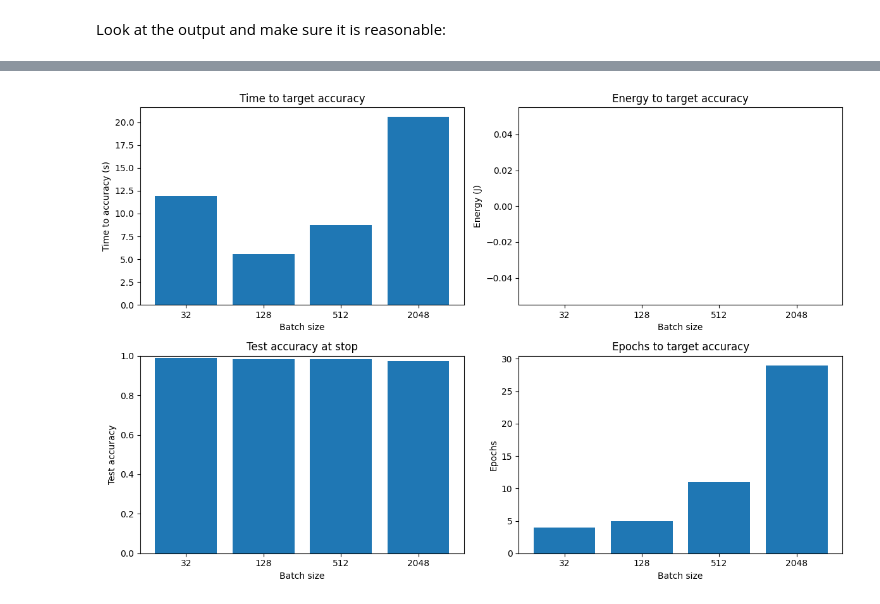
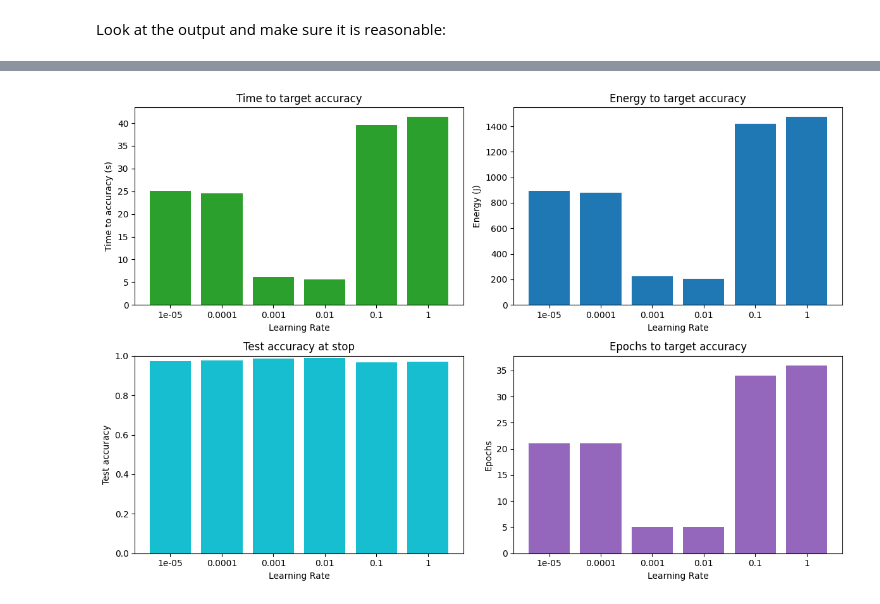
Before and after one commit to Aku2611/100xDevs-cohort, a Jupyter notebook: notebooks/8-lab-neural-net-music-classification-torch.ipynb, the cells around one changed output, grey strips where cells are left out. Cells and saved outputs as stored; diff of their text form; code cells hidden in the pictures.

```diff
--- a/notebooks/8-lab-neural-net-music-classification-torch.ipynb
+++ b/notebooks/8-lab-neural-net-music-classification-torch.ipynb
@@ -541,0 +535,20 @@ Measured energy (J): 0.0
+# %%
+monitor.begin_window("test2")
+
+# One epoch training on GPU for measurement
+model.train()
+criterion = nn.CrossEntropyLoss()  # define loss function
+for xb, yb in train_loader:
+    xb, yb = xb.to(device), yb.to(device)
+    optimizer.zero_grad(set_to_none=True)
+    preds = model(xb)
+    loss = criterion(preds, yb)
+    loss.backward()
+    optimizer.step()
+
+torch.cuda.synchronize()  # ensure GPU work finishes
+
+measurement = monitor.end_window("test")
+
+print("Measured time (s):", measurement.time)
+print("Measured energy (J):", measurement.total_energy)
@@ -875,47 +1164,62 @@ metrics_vs_bs
 # %%
-# TODO - visualize effect of varying batch size, when training to a target accuracy
 import numpy as np
 import matplotlib.pyplot as plt
+import math
 
-# sort by batch size for clean plotting
-metrics_sorted = sorted(metrics_vs_bs, key=lambda d: d['batch_size'])
-bss    = [m['batch_size']   for m in metrics_sorted]
-times  = [m['train_time']   for m in metrics_sorted]
-energy = [m.get('total_energy', np.nan) for m in metrics_sorted]
-accs   = [m['test_accuracy'] for m in metrics_sorted]
-epochs = [m['epochs']        for m in metrics_sorted]
+# ---- prep: sort by LR and build categorical x ----
+metrics_sorted = sorted(metrics_vs_lr, key=lambda d: d["learning_rate"])
+lr_vals   = [m["learning_rate"] for m in metrics_sorted]
+labels    = [f"{lr:g}" for lr in lr_vals]          # '1e-05', '0.0001', ...
+times     = [m["train_time"] for m in metrics_sorted]
+energies  = [m.get("total_energy", math.nan) for m in metrics_sorted]
+accs      = [m["test_accuracy"] for m in metrics_sorted]
+epochs    = [m["epochs"] for m in metrics_sorted]
+met_flags = [m.get("target_met", True) for m in metrics_sorted]  # bool list
 
-x = np.arange(len(bss))
-bs_labels = [str(bs) for bs in bss]
+x = np.arange(len(labels))
 
+# Optional: styles to show met vs not-met
+colors = ["#2ca02c" if met else "#cccccc" for met in met_flags]     # green if met, gray if not
+hatches = ["" if met else "//" for met in met_flags]                # hatch if not met
+
+# ---- plot ----
 fig, axs = plt.subplots(2, 2, figsize=(12, 8))
 
-# (1) Time to accuracy
-axs[0,0].bar(x, times)
-axs[0,0].set_xticks(x); axs[0,0].set_xticklabels(bs_labels)
-axs[0,0].set_xlabel("Batch size"); axs[0,0].set_ylabel("Time to accuracy (s)")
+# (1) Time
+bars = axs[0,0].bar(x, times, color=colors)
+for b, h in zip(bars, hatches): b.set_hatch(h)
+axs[0,0].set_xticks(x); axs[0,0].set_xticklabels(labels)
+axs[0,0].set_xlabel("Learning Rate"); axs[0,0].set_ylabel("Time to accuracy (s)")
 axs[0,0].set_title("Time to target accuracy")
 
-# (2) Energy to accuracy (NaN -> 0 if Zeus not available)
-axs[0,1].bar(x, np.nan_to_num(energy, nan=0.0))
-axs[0,1].set_xticks(x); axs[0,1].set_xticklabels(bs_labels)
-axs[0,1].set_xlabel("Batch size"); axs[0,1].set_ylabel("Energy (J)")
+# (2) Energy (NaNs -> 0 for display, annotate if all NaN)
+energies_plot = [0.0 if (e is None or np.isnan(e)) else e for e in energies]
+bars = axs[0,1].bar(x, energies_plot, color="#1f77b4")
+for b, h, met in zip(bars, hatches, met_flags):
+    b.set_hatch(h)
+axs[0,1].set_xticks(x); axs[0,1].set_xticklabels(labels)
+axs[0,1].set_xlabel("Learning Rate"); axs[0,1].set_ylabel("Energy (J)")
 axs[0,1].set_title("Energy to target accuracy")
+if all(np.isnan(energies)):
+    axs[0,1].text(0.5, 0.5, "Energy not recorded (Zeus off)",
+                  transform=axs[0,1].transAxes, ha="center", va="center", fontsize=10, alpha=0.7)
 
 # (3) Test accuracy
-axs[1,0].bar(x, accs)
-axs[1,0].set_xticks(x); axs[1,0].set_xticklabels(bs_labels)
-axs[1,0].set_xlabel("Batch size"); axs[1,0].set_ylabel("Test accuracy")
+bars = axs[1,0].bar(x, accs, color="#17becf")
+for b, h in zip(bars, hatches): b.set_hatch(h)
+axs[1,0].set_xticks(x); axs[1,0].set_xticklabels(labels)
+axs[1,0].set_xlabel("Learning Rate"); axs[1,0].set_ylabel("Test accuracy")
 axs[1,0].set_ylim(0, 1.0)
 axs[1,0].set_title("Test accuracy at stop")
 
-# (4) Epochs run
-axs[1,1].bar(x, epochs)
-axs[1,1].set_xticks(x); axs[1,1].set_xticklabels(bs_labels)
-axs[1,1].set_xlabel("Batch size"); axs[1,1].set_ylabel("Epochs")
+# (4) Epochs
+bars = axs[1,1].bar(x, epochs, color="#9467bd")
+for b, h in zip(bars, hatches): b.set_hatch(h)
+axs[1,1].set_xticks(x); axs[1,1].set_xticklabels(labels)
+axs[1,1].set_xlabel("Learning Rate"); axs[1,1].set_ylabel("Epochs")
 axs[1,1].set_title("Epochs to target accuracy")
 
 plt.tight_layout()
 plt.show()
 # %% [output]
-[figure, old version]
+[figure, new version]
```
Also changed, not shown: parts of 22 cells of this notebook.
